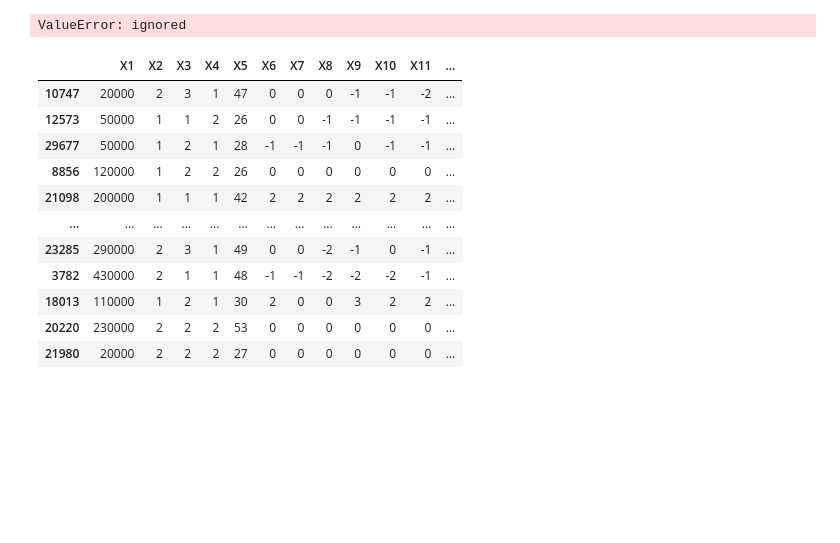
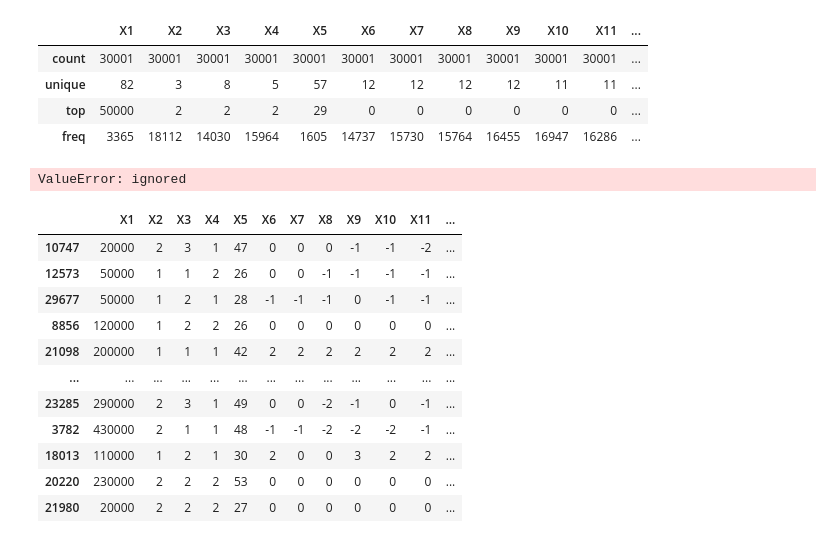
Before and after one commit to rgozun/CreditDefault_Prediction, a Jupyter notebook: UCI_Credit_Default_Prediction_Testing_for_ACL.ipynb, the cells around one changed output. Cells and saved outputs as stored; diff of their text form; code cells hidden in the pictures; blank space fills up the shorter version.

```diff
--- a/UCI_Credit_Default_Prediction_Testing_for_ACL.ipynb
+++ b/UCI_Credit_Default_Prediction_Testing_for_ACL.ipynb
@@ -21,0 +47,3 @@ df.head()
+# %%
+df['SEX'] = df['SEX'].astype('category')
+df[]
@@ -25 +73,9 @@ X_train, X_test, y_train, y_test = train_test_split(X,y, test_size=.10, random_s
+# %%
+X.describe()
+# %% [output]
+|  | X1 | X2 | X3 | X4 | X5 | X6 | X7 | X8 | X9 | X10 | X11 | ... |
+| count | 30001 | 30001 | 30001 | 30001 | 30001 | 30001 | 30001 | 30001 | 30001 | 30001 | 30001 | ... |
+| unique | 82 | 3 | 8 | 5 | 57 | 12 | 12 | 12 | 12 | 11 | 11 | ... |
+| top | 50000 | 2 | 2 | 2 | 29 | 0 | 0 | 0 | 0 | 0 | 0 | ... |
+| freq | 3365 | 18112 | 14030 | 15964 | 1605 | 14737 | 15730 | 15764 | 16455 | 16947 | 16286 | ... |
 # %%
```
Also changed, not shown: parts of 6 cells of this notebook.
